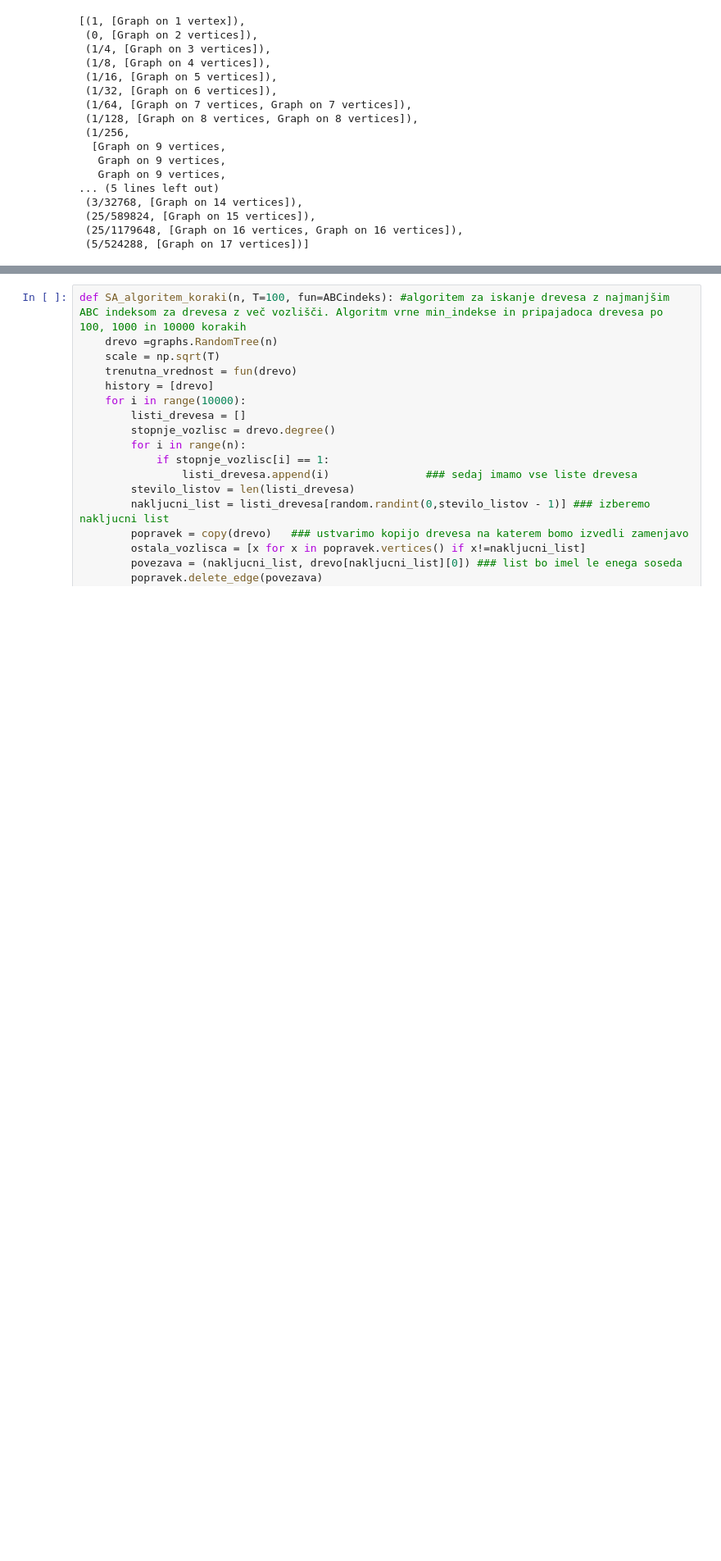
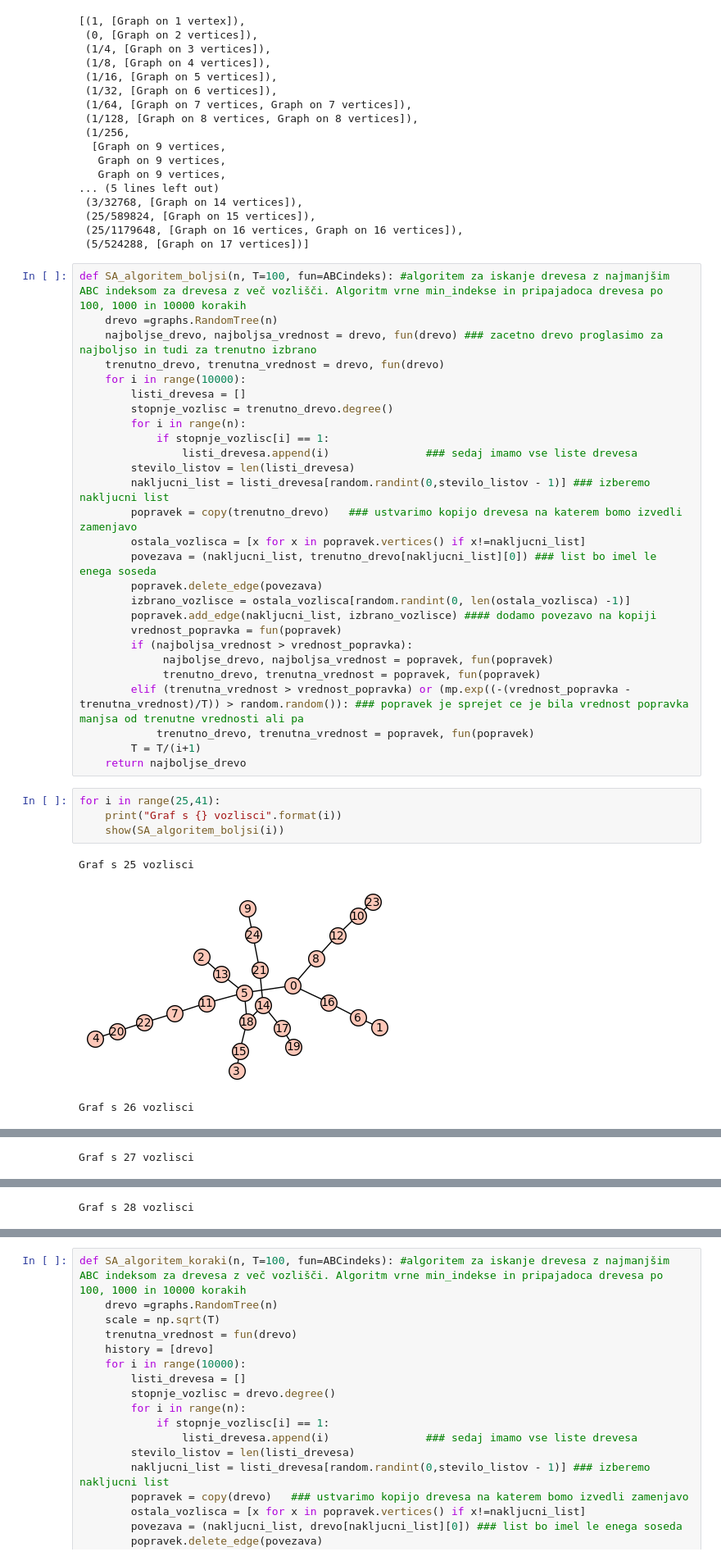
Before and after one commit to PrelogSasa/FIN-PRAK-PROJEKT, a Jupyter notebook: projekt.ipynb, the cells around one changed output, grey strips where cells are left out. Shown: that part at 82% size. Cells and saved outputs as stored; diff of their text form; blank space fills up the shorter version.

```diff
--- a/projekt.ipynb
+++ b/projekt.ipynb
@@ -55,3 +55,38 @@ rezultati #rabu je okol 10 min (za 19)
  (25/589824, [Graph on 15 vertices]),
  (25/1179648, [Graph on 16 vertices, Graph on 16 vertices]),
  (5/524288, [Graph on 17 vertices])]
+# %%
+def SA_algoritem_boljsi(n, T=100, fun=ABCindeks): #algoritem za iskanje drevesa z najmanjšim ABC indeksom za drevesa z več vozlišči. Algoritm vrne min_indekse in pripajadoca drevesa po 100, 1000 in 10000 korakih
+    drevo =graphs.RandomTree(n)
+    najboljse_drevo, najboljsa_vrednost = drevo, fun(drevo) ### zacetno drevo proglasimo za najboljso in tudi za trenutno izbrano
+    trenutno_drevo, trenutna_vrednost = drevo, fun(drevo)
+    for i in range(10000):
+        listi_drevesa = []
+        stopnje_vozlisc = trenutno_drevo.degree()
+        for i in range(n):
+            if stopnje_vozlisc[i] == 1:
+                listi_drevesa.append(i)               ### sedaj imamo vse liste drevesa
+        stevilo_listov = len(listi_drevesa)
+        nakljucni_list = listi_drevesa[random.randint(0,stevilo_listov - 1)] ### izberemo nakljucni list
+        popravek = copy(trenutno_drevo)   ### ustvarimo kopijo drevesa na katerem bomo izvedli zamenjavo
+        ostala_vozlisca = [x for x in popravek.vertices() if x!=nakljucni_list]
+        povezava = (nakljucni_list, trenutno_drevo[nakljucni_list][0]) ### list bo imel le enega soseda
+        popravek.delete_edge(povezava)
+        izbrano_vozlisce = ostala_vozlisca[random.randint(0, len(ostala_vozlisca) -1)]
+        popravek.add_edge(nakljucni_list, izbrano_vozlisce) #### dodamo povezavo na kopiji
+        vrednost_popravka = fun(popravek)
+        if (najboljsa_vrednost > vrednost_popravka):
+             najboljse_drevo, najboljsa_vrednost = popravek, fun(popravek)
+             trenutno_drevo, trenutna_vrednost = popravek, fun(popravek)
+        elif (trenutna_vrednost > vrednost_popravka) or (mp.exp((-(vrednost_popravka - trenutna_vrednost)/T)) > random.random()): ### popravek je sprejet ce je bila vrednost popravka manjsa od trenutne vrednosti ali pa
+            trenutno_drevo, trenutna_vrednost = popravek, fun(popravek)
+        T = T/(i+1)
+    return najboljse_drevo
+# %%
+for i in range(25,41):
+    print("Graf s {} vozlisci".format(i))
+    show(SA_algoritem_boljsi(i))
+# %% [output]
+Graf s 25 vozlisci
+[figure, added]
+Graf s 26 vozlisci
@@ -57,0 +94 @@ rezultati #rabu je okol 10 min (za 19)
+Graf s 27 vozlisci
@@ -57,0 +96 @@ rezultati #rabu je okol 10 min (za 19)
+Graf s 28 vozlisci
```
Also changed, not shown: parts of 6 cells of this notebook, 2 other files.
